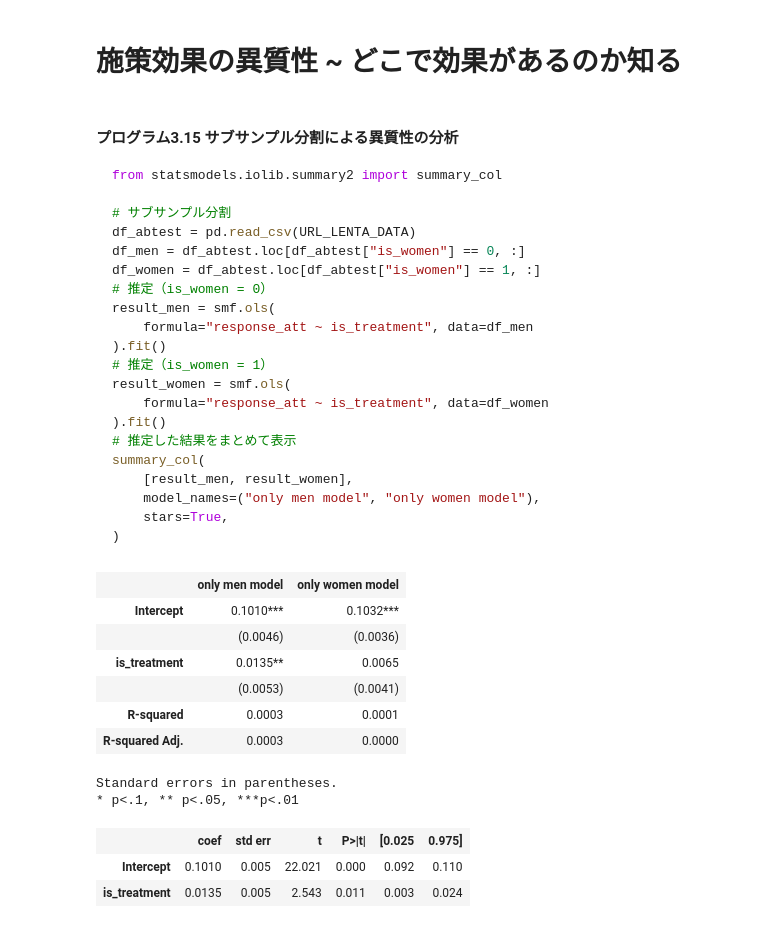
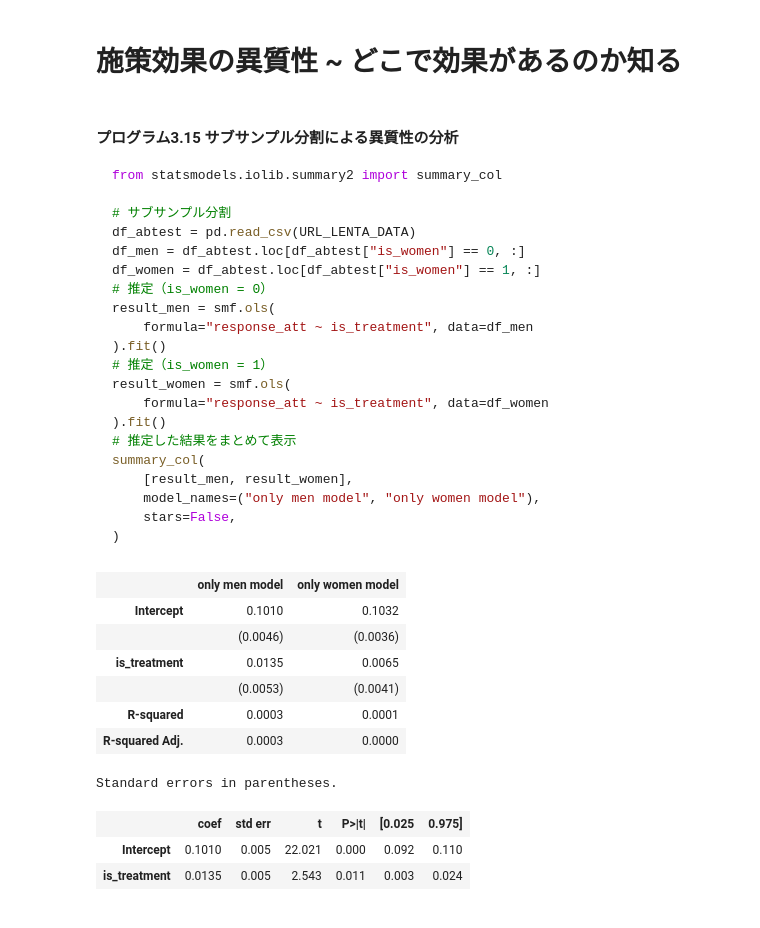
Before and after one commit to HirotakeIto/intro_to_impact_evaluation_with_python, a Jupyter notebook: notebooks/chapter3_abtest_detail.ipynb, the cells around one changed output. Drawn from its saved outputs; the diff is of its cells as text; code cells hidden in the pictures.

````diff
--- a/notebooks/chapter3_abtest_detail.ipynb
+++ b/notebooks/chapter3_abtest_detail.ipynb
@@ -757,38 +755,37 @@ result_women = smf.ols(
 summary_col(
     [result_men, result_women],
     model_names=("only men model", "only women model"),
-    stars=True,
+    stars=False,
 )
 ```
 # %%
 # サブサンプル分割
 df_abtest = pd.read_csv(URL_LENTA_DATA)
 df_men = df_abtest.loc[df_abtest["is_women"] == 0, :]
 df_women = df_abtest.loc[df_abtest["is_women"] == 1, :]
 # 推定（is_women = 0）
 result_men = smf.ols(
     formula="response_att ~ is_treatment", data=df_men
 ).fit()
 # 推定（is_women = 1）
 result_women = smf.ols(
     formula="response_att ~ is_treatment", data=df_women
 ).fit()
 # 推定した結果をまとめて表示
 summary_col(
     [result_men, result_women],
     model_names=("only men model", "only women model"),
-    stars=True,
+    stars=False,
 )
 # %% [output]
 |  | only men model | only women model |
-| Intercept | 0.1010*** | 0.1032*** |
+| Intercept | 0.1010 | 0.1032 |
 |  | (0.0046) | (0.0036) |
-| is_treatment | 0.0135** | 0.0065 |
+| is_treatment | 0.0135 | 0.0065 |
 |  | (0.0053) | (0.0041) |
 | R-squared | 0.0003 | 0.0001 |
 | R-squared Adj. | 0.0003 | 0.0000 |
 Standard errors in parentheses.
-* p<.1, ** p<.05, ***p<.01
 # %%
 result_men.summary().tables[1]
 # %% [output]
````
Also changed, not shown: parts of 4 cells of this notebook.
